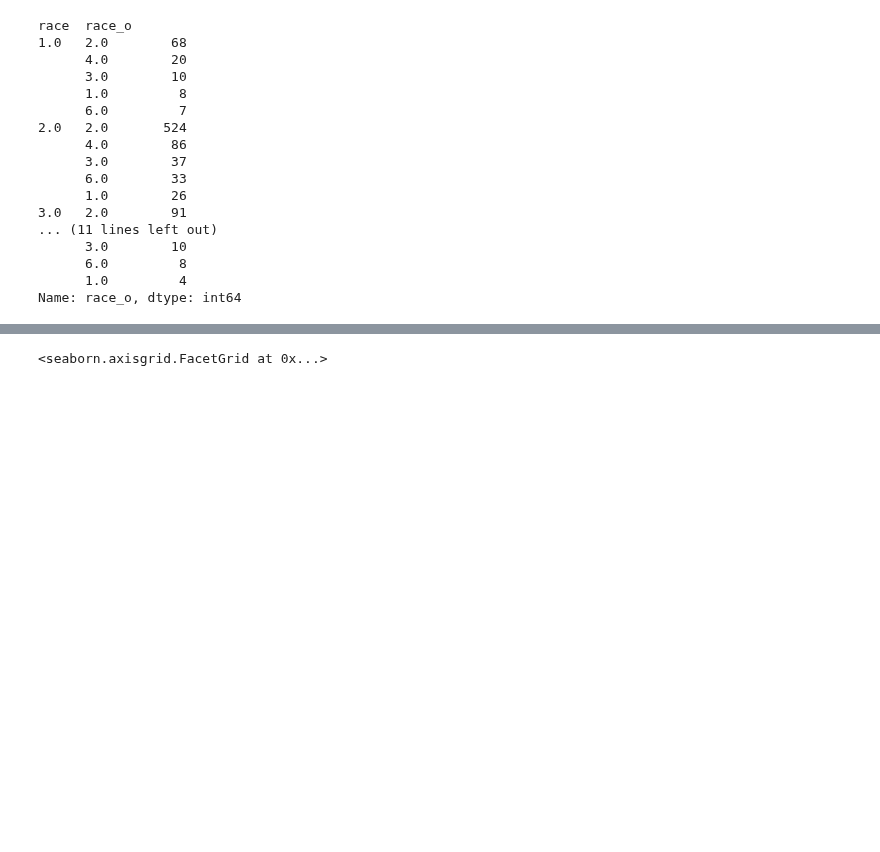
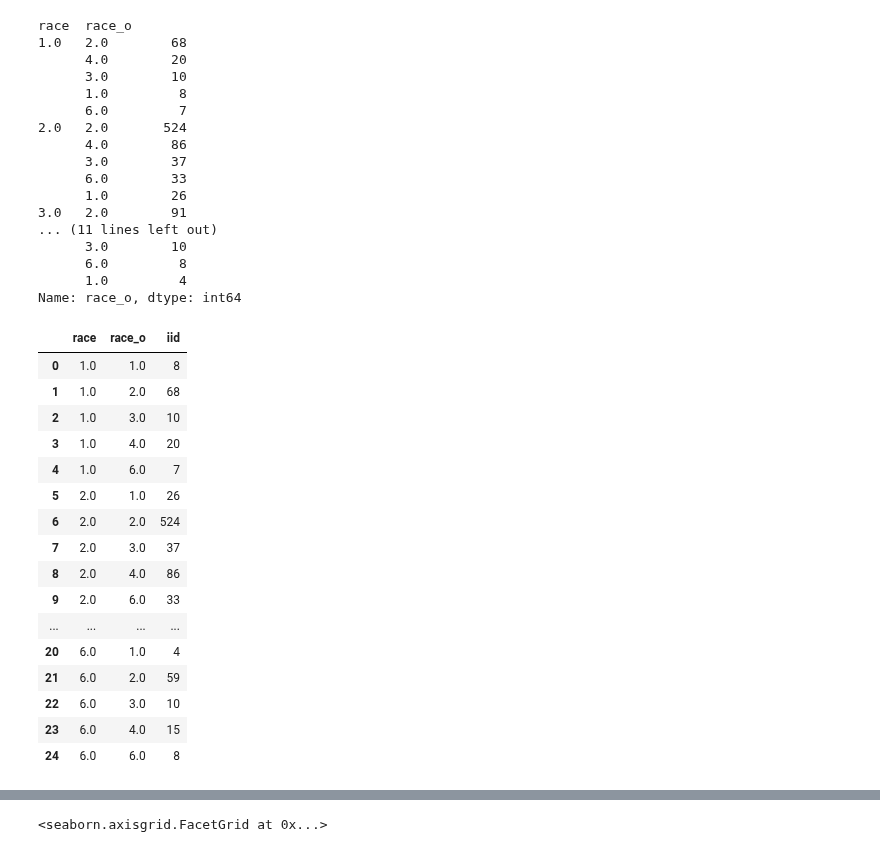
Before and after one commit to kshitijasankhe/SpeedDatingDataset, a Jupyter notebook: Findings.ipynb, the cells around one changed output, grey strips where cells are left out. Saved outputs shown, nothing was run; the diff lists cells and outputs as text; code cells hidden in the pictures; blank space fills up the shorter version.

```diff
--- a/Findings.ipynb
+++ b/Findings.ipynb
@@ -325,6 +332,25 @@ Name: race_o, dtype: int64
 # %%
 Fprefrace = Fpref.groupby(['race','race_o']).count()
 
 type(Fprefrace)
 Fprefrace.reset_index(inplace = True)
-#Fprefrace
+
+Fprefrace
+# %% [output]
+|  | race | race_o | iid |
+| 0 | 1.0 | 1.0 | 8 |
+| 1 | 1.0 | 2.0 | 68 |
+| 2 | 1.0 | 3.0 | 10 |
+| 3 | 1.0 | 4.0 | 20 |
+| 4 | 1.0 | 6.0 | 7 |
+| 5 | 2.0 | 1.0 | 26 |
+| 6 | 2.0 | 2.0 | 524 |
+| 7 | 2.0 | 3.0 | 37 |
+| 8 | 2.0 | 4.0 | 86 |
+| 9 | 2.0 | 6.0 | 33 |
+| ... | ... | ... | ... |
+| 20 | 6.0 | 1.0 | 4 |
+| 21 | 6.0 | 2.0 | 59 |
+| 22 | 6.0 | 3.0 | 10 |
+| 23 | 6.0 | 4.0 | 15 |
+| 24 | 6.0 | 6.0 | 8 |
```
Also changed, not shown: parts of 6 cells of this notebook.
